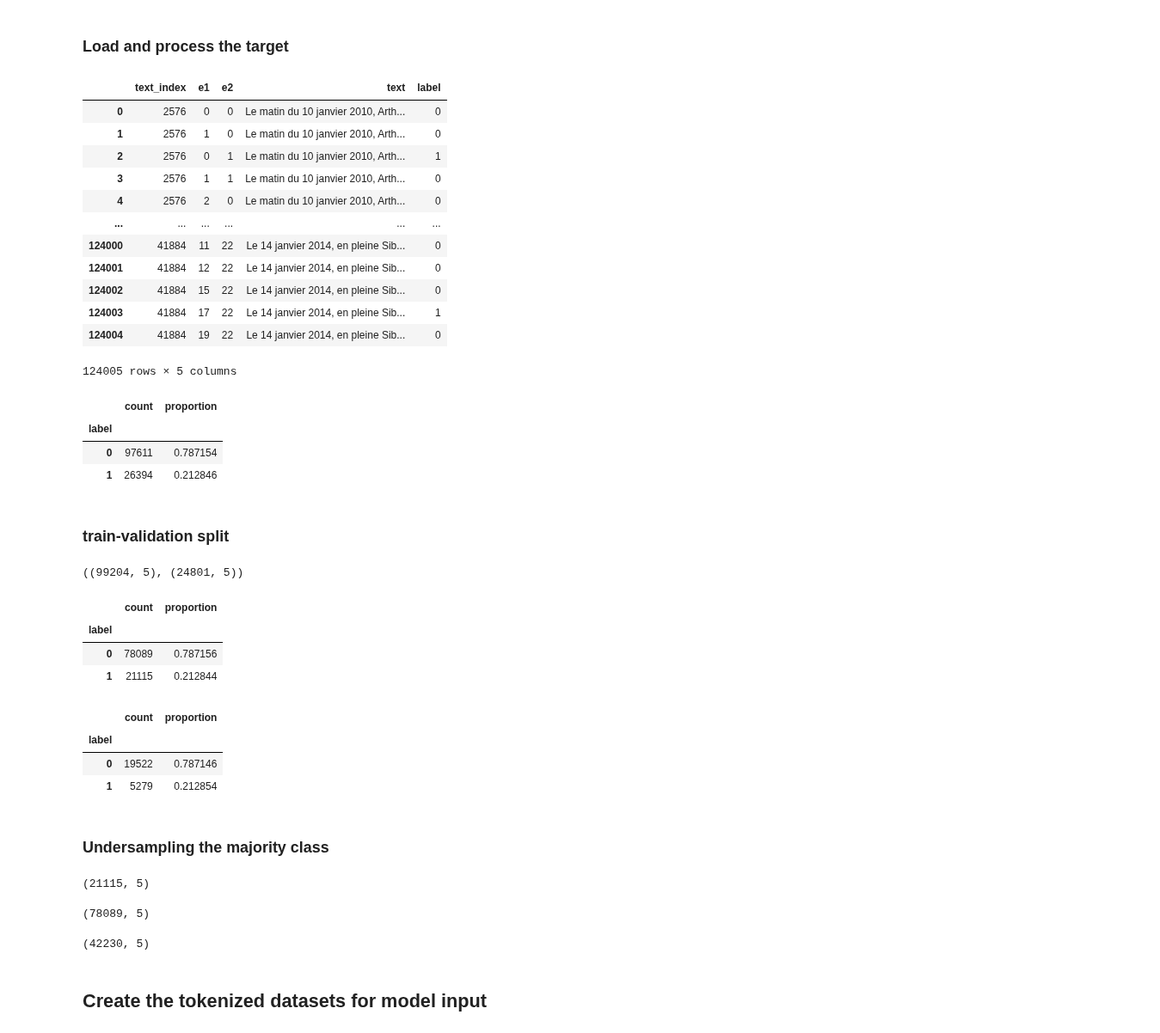
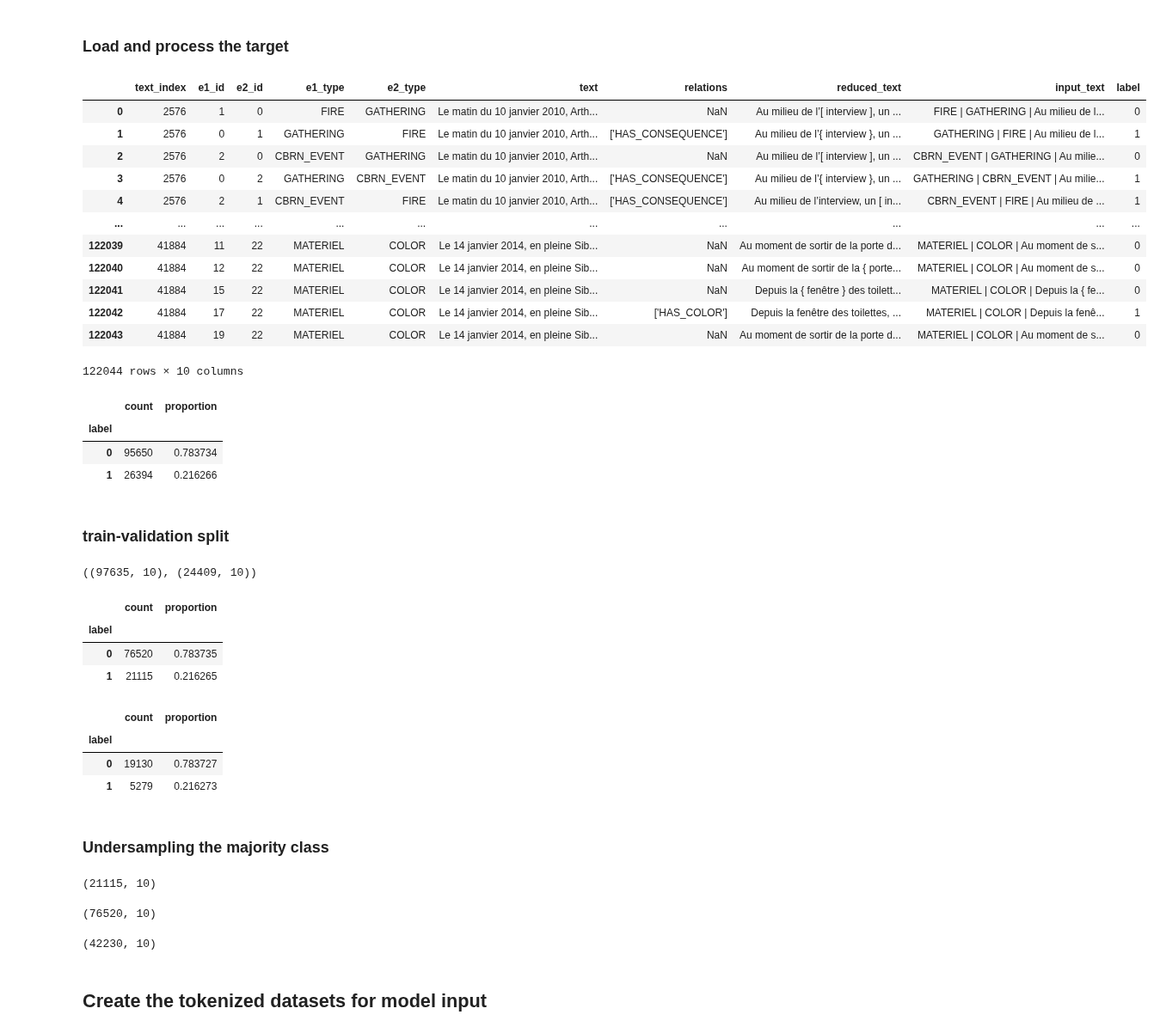
Before and after one commit to lengocluyen/relation_extraction_textmine25, a Jupyter notebook: defi_textmine_2025/mth2_hasrelation_whatrelation/step1_hastrelation.ipynb, the cells around one changed output. Shown at 86% size. Saved outputs shown, nothing was run; the diff lists cells and outputs as text; code cells hidden in the pictures.

```diff
--- a/defi_textmine_2025/mth2_hasrelation_whatrelation/step1_hastrelation.ipynb
+++ b/defi_textmine_2025/mth2_hasrelation_whatrelation/step1_hastrelation.ipynb
@@ -49,19 +49,20 @@ To enable the following instructions: AVX2 AVX_VNNI FMA, in other operations, re
 RANDOM_SEED = 123  # random reproducibility
 np.random.seed(RANDOM_SEED)
 # BASE_CHECKPOINT = "bert-base-uncased"
-BASE_CHECKPOINT = "bert-base-multilingual-cased"
-# BASE_CHECKPOINT = "camembert/camembert-base"
+# BASE_CHECKPOINT = "bert-base-multilingual-cased"
+BASE_CHECKPOINT = "camembert/camembert-base"
 TASK_NAME = "hasrelation"
 TASK_TARGET_COL = "label" # hasrelation?
+TASK_INPUT_COL = "input_text"
 
 entity_classes = {'TERRORIST_OR_CRIMINAL', 'LASTNAME', 'LENGTH', 'NATURAL_CAUSES_DEATH', 'COLOR', 'STRIKE', 'DRUG_OPERATION', 'HEIGHT', 'INTERGOVERNMENTAL_ORGANISATION', 'TRAFFICKING', 'NON_MILITARY_GOVERNMENT_ORGANISATION', 'TIME_MIN', 'DEMONSTRATION', 'TIME_EXACT', 'FIRE', 'QUANTITY_MIN', 'MATERIEL', 'GATHERING', 'PLACE', 'CRIMINAL_ARREST', 'CBRN_EVENT', 'ECONOMICAL_CRISIS', 'ACCIDENT', 'LONGITUDE', 'BOMBING', 'MATERIAL_REFERENCE', 'WIDTH', 'FIRSTNAME', 'MILITARY_ORGANISATION', 'CIVILIAN', 'QUANTITY_MAX', 'CATEGORY', 'POLITICAL_VIOLENCE', 'EPIDEMIC', 'TIME_MAX', 'TIME_FUZZY', 'NATURAL_EVENT', 'SUICIDE', 'CIVIL_WAR_OUTBREAK', 'POLLUTION', 'ILLEGAL_CIVIL_DEMONSTRATION', 'NATIONALITY', 'GROUP_OF_INDIVIDUALS', 'QUANTITY_FUZZY', 'RIOT', 'WEIGHT', 'THEFT', 'MILITARY', 'NON_GOVERNMENTAL_ORGANISATION', 'LATITUDE', 'COUP_D_ETAT', 'ELECTION', 'HOOLIGANISM_TROUBLEMAKING', 'QUANTITY_EXACT', 'AGITATING_TROUBLE_MAKING'}
 
-generated_data_dir_path = os.path.join(INTERIM_DIR, "multilabel_tagged_text_dataset")
+generated_data_dir_path = os.path.join(INTERIM_DIR, "reduced_text_w_entity_bracket")
 assert os.path.exists(generated_data_dir_path)
 train_dir = os.path.join(generated_data_dir_path, "train")
 test_dir = os.path.join(generated_data_dir_path, "test")
 
-preprocessed_data_dir = os.path.join(INTERIM_DIR, "one_hot_multilabel_tagged_text_dataset")
+preprocessed_data_dir = os.path.join(INTERIM_DIR, "one_hot_reduced_text_w_entity_bracket")
 labeled_preprocessed_data_dir_path = os.path.join(preprocessed_data_dir,"train")
 ! mkdir -p {labeled_preprocessed_data_dir_path}
 
@@ -81,36 +82,40 @@ def get_cat_var_distribution(cat_var: pd.Series) -> pd.DataFrame:
 # %%
 def load_csv(dir_or_file_path: str, index_col=None, sep=',') -> pd.DataFrame:
     if os.path.isdir(dir_or_file_path):
         all_files = glob.glob(os.path.join(dir_or_file_path , "*.csv"))
     else:
         assert dir_or_file_path.endswith(".csv")
         all_files = [dir_or_file_path]
     assert len(all_files) > 0
     return pd.concat([pd.read_csv(filename, index_col=index_col, header=0, sep=sep) for filename in all_files], axis=0, ignore_index=True)
 
-train_df = load_csv(train_dir).assign(**{TASK_TARGET_COL: lambda df: 2 + ~pd.isnull(df.relations).astype(int)}).drop(TARGET_COL, axis=1)
+train_df = load_csv(train_dir, index_col=0).assign(**{
+        TASK_INPUT_COL: lambda df: df[["e1_type", "e2_type", "reduced_text"]].apply(lambda row: ' | '.join(row.values.astype(str)), axis=1),
+        TASK_TARGET_COL: lambda df: 2 + ~pd.isnull(df.relations).astype(int),
+    },
+)
 train_df
 # %% [output]
-|  | text_index | e1 | e2 | text | label |
-| 0 | 2576 | 0 | 0 | Le matin du 10 janvier 2010, Arth... | 0 |
-| 1 | 2576 | 1 | 0 | Le matin du 10 janvier 2010, Arth... | 0 |
-| 2 | 2576 | 0 | 1 | Le matin du 10 janvier 2010, Arth... | 1 |
-| 3 | 2576 | 1 | 1 | Le matin du 10 janvier 2010, Arth... | 0 |
-| 4 | 2576 | 2 | 0 | Le matin du 10 janvier 2010, Arth... | 0 |
-| ... | ... | ... | ... | ... | ... |
-| 124000 | 41884 | 11 | 22 | Le 14 janvier 2014, en pleine Sib... | 0 |
-| 124001 | 41884 | 12 | 22 | Le 14 janvier 2014, en pleine Sib... | 0 |
-| 124002 | 41884 | 15 | 22 | Le 14 janvier 2014, en pleine Sib... | 0 |
-| 124003 | 41884 | 17 | 22 | Le 14 janvier 2014, en pleine Sib... | 1 |
-| 124004 | 41884 | 19 | 22 | Le 14 janvier 2014, en pleine Sib... | 0 |
+|  | text_index | e1_id | e2_id | e1_type | e2_type | text | relations | reduced_text | input_text | label |
+| 0 | 2576 | 1 | 0 | FIRE | GATHERING | Le matin du 10 janvier 2010, Arth... | NaN | Au milieu de l’[ interview ], un ... | FIRE | GATHERING | Au milieu de l... | 0 |
+| 1 | 2576 | 0 | 1 | GATHERING | FIRE | Le matin du 10 janvier 2010, Arth... | ['HAS_CONSEQUENCE'] | Au milieu de l’{ interview }, un ... | GATHERING | FIRE | Au milieu de l... | 1 |
+| 2 | 2576 | 2 | 0 | CBRN_EVENT | GATHERING | Le matin du 10 janvier 2010, Arth... | NaN | Au milieu de l’[ interview ], un ... | CBRN_EVENT | GATHERING | Au milie... | 0 |
+| 3 | 2576 | 0 | 2 | GATHERING | CBRN_EVENT | Le matin du 10 janvier 2010, Arth... | ['HAS_CONSEQUENCE'] | Au milieu de l’{ interview }, un ... | GATHERING | CBRN_EVENT | Au milie... | 1 |
+| 4 | 2576 | 2 | 1 | CBRN_EVENT | FIRE | Le matin du 10 janvier 2010, Arth... | ['HAS_CONSEQUENCE'] | Au milieu de l’interview, un [ in... | CBRN_EVENT | FIRE | Au milieu de ... | 1 |
+| ... | ... | ... | ... | ... | ... | ... | ... | ... | ... | ... |
+| 122039 | 41884 | 11 | 22 | MATERIEL | COLOR | Le 14 janvier 2014, en pleine Sib... | NaN | Au moment de sortir de la porte d... | MATERIEL | COLOR | Au moment de s... | 0 |
+| 122040 | 41884 | 12 | 22 | MATERIEL | COLOR | Le 14 janvier 2014, en pleine Sib... | NaN | Au moment de sortir de la { porte... | MATERIEL | COLOR | Au moment de s... | 0 |
+| 122041 | 41884 | 15 | 22 | MATERIEL | COLOR | Le 14 janvier 2014, en pleine Sib... | NaN | Depuis la { fenêtre } des toilett... | MATERIEL | COLOR | Depuis la { fe... | 0 |
+| 122042 | 41884 | 17 | 22 | MATERIEL | COLOR | Le 14 janvier 2014, en pleine Sib... | ['HAS_COLOR'] | Depuis la fenêtre des toilettes, ... | MATERIEL | COLOR | Depuis la fenê... | 1 |
+| 122043 | 41884 | 19 | 22 | MATERIEL | COLOR | Le 14 janvier 2014, en pleine Sib... | NaN | Au moment de sortir de la porte d... | MATERIEL | COLOR | Au moment de s... | 0 |
-124005 rows × 5 columns
+122044 rows × 10 columns
 # %%
 get_cat_var_distribution(train_df[TASK_TARGET_COL])
 # %% [output]
 |  | count | proportion |
 | label |  |  |
-| 0 | 97611 | 0.787154 |
-| 1 | 26394 | 0.212846 |
+| 0 | 95650 | 0.783734 |
+| 1 | 26394 | 0.216266 |
 # %% [markdown]
 ### train-validation split
 # %%
@@ -118,39 +123,39 @@ VALIDATION_RATE = 0.2
 train_df, val_df = train_test_split(train_df, test_size=VALIDATION_RATE, shuffle=True, random_state=RANDOM_SEED, stratify=train_df[TASK_TARGET_COL])
 train_df.shape, val_df.shape
 # %% [output]
-((99204, 5), (24801, 5))
+((97635, 10), (24409, 10))
 # %%
 get_cat_var_distribution(train_df[TASK_TARGET_COL])
 # %% [output]
 |  | count | proportion |
 | label |  |  |
-| 0 | 78089 | 0.787156 |
-| 1 | 21115 | 0.212844 |
+| 0 | 76520 | 0.783735 |
+| 1 | 21115 | 0.216265 |
 # %%
 get_cat_var_distribution(val_df[TASK_TARGET_COL])
 # %% [output]
 |  | count | proportion |
 | label |  |  |
-| 0 | 19522 | 0.787146 |
-| 1 | 5279 | 0.212854 |
+| 0 | 19130 | 0.783727 |
+| 1 | 5279 | 0.216273 |
 # %% [markdown]
 ### Undersampling the majority class
 # %%
 positive_train_df = train_df.query(f"{TASK_TARGET_COL}==1")
 positive_train_df.shape
 # %% [output]
-(21115, 5)
+(21115, 10)
 # %%
 negative_train_df = train_df.query(f"{TASK_TARGET_COL}==0")
 negative_train_df.shape
 # %% [output]
-(78089, 5)
+(76520, 10)
 # %%
 # balance classes
 train_df = pd.concat([positive_train_df, negative_train_df.sample(positive_train_df.shape[0])], axis=0)
 train_df.shape
 # %% [output]
-(42230, 5)
+(42230, 10)
 # %% [markdown]
 ## Create the tokenized datasets for model input
 # %% [markdown]
```
Also changed, not shown: parts of 21 cells of this notebook, 2 other files.
